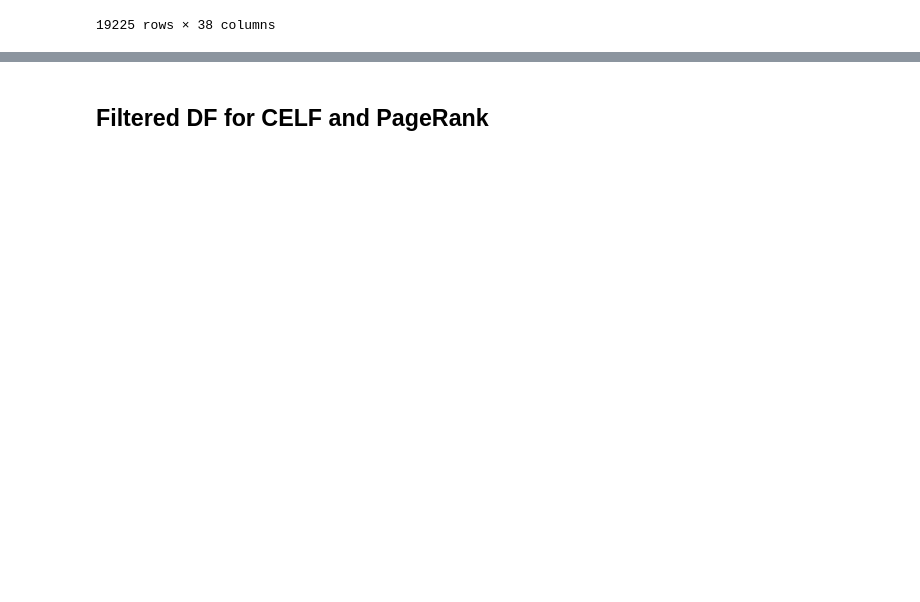
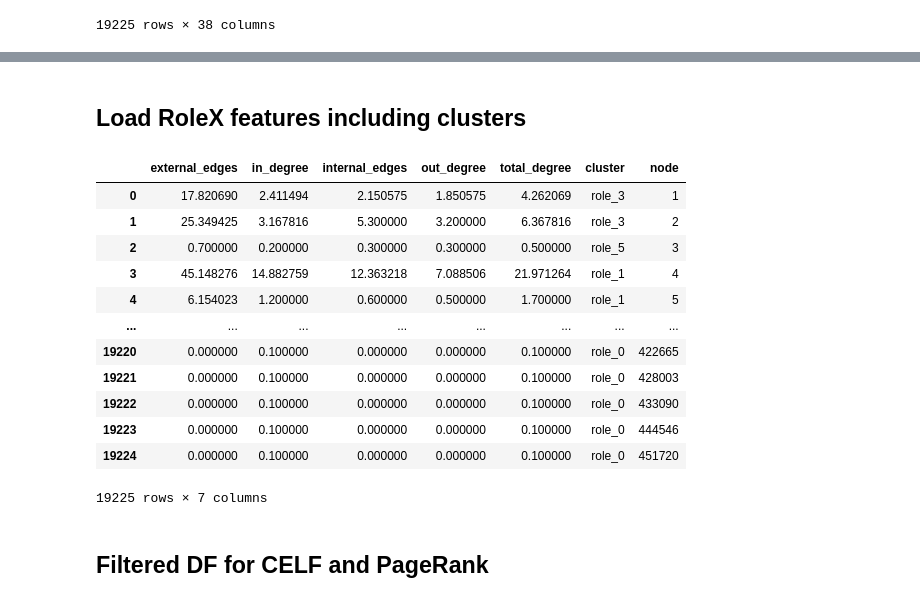
Before and after one commit to alexcosta13/twitter-superspreaders, a Jupyter notebook: 04_results_and_visualization.ipynb, the cells around one changed output, grey strips where cells are left out. Saved outputs shown, nothing was run; the diff lists cells and outputs as text; code cells hidden in the pictures; blank space fills up the shorter version.

```diff
--- a/04_results_and_visualization.ipynb
+++ b/04_results_and_visualization.ipynb
@@ -186,6 +185,27 @@ Index(['Unnamed: 0',
 # %%
 # Extracting the most interesting variables
 most_inter_var = ['external_edges', 'in_degree', 'internal_edges', 'out_degree', 'total_degree']
+# %% [markdown]
+## Load RoleX features including clusters
+# %%
+spreading_features_clusters = pd.read_csv("data/node_clusters.csv")
+interesting_var = ['external_edges', 'in_degree', 'internal_edges', 'out_degree', 'total_degree', 'cluster', 'node']
+spreading_features_clusters = spreading_features_clusters[interesting_var]
+spreading_features_clusters
+# %% [output]
+|  | external_edges | in_degree | internal_edges | out_degree | total_degree | cluster | node |
+| 0 | 17.820690 | 2.411494 | 2.150575 | 1.850575 | 4.262069 | role_3 | 1 |
+| 1 | 25.349425 | 3.167816 | 5.300000 | 3.200000 | 6.367816 | role_3 | 2 |
+| 2 | 0.700000 | 0.200000 | 0.300000 | 0.300000 | 0.500000 | role_5 | 3 |
+| 3 | 45.148276 | 14.882759 | 12.363218 | 7.088506 | 21.971264 | role_1 | 4 |
+| 4 | 6.154023 | 1.200000 | 0.600000 | 0.500000 | 1.700000 | role_1 | 5 |
+| ... | ... | ... | ... | ... | ... | ... | ... |
+| 19220 | 0.000000 | 0.100000 | 0.000000 | 0.000000 | 0.100000 | role_0 | 422665 |
+| 19221 | 0.000000 | 0.100000 | 0.000000 | 0.000000 | 0.100000 | role_0 | 428003 |
+| 19222 | 0.000000 | 0.100000 | 0.000000 | 0.000000 | 0.100000 | role_0 | 433090 |
+| 19223 | 0.000000 | 0.100000 | 0.000000 | 0.000000 | 0.100000 | role_0 | 444546 |
+| 19224 | 0.000000 | 0.100000 | 0.000000 | 0.000000 | 0.100000 | role_0 | 451720 |
+19225 rows × 7 columns
 # %% [markdown]
 ## Filtered DF for CELF and PageRank
 # %%
```
Also changed, not shown: parts of 9 cells of this notebook, 1 other file.
